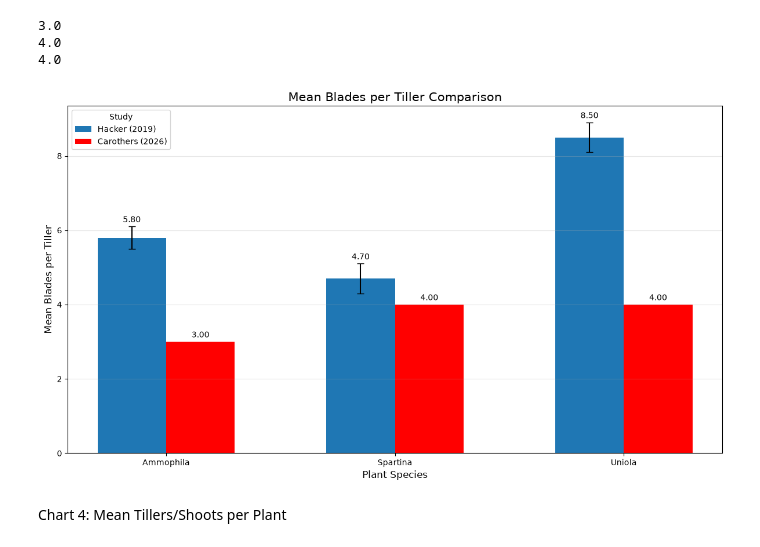
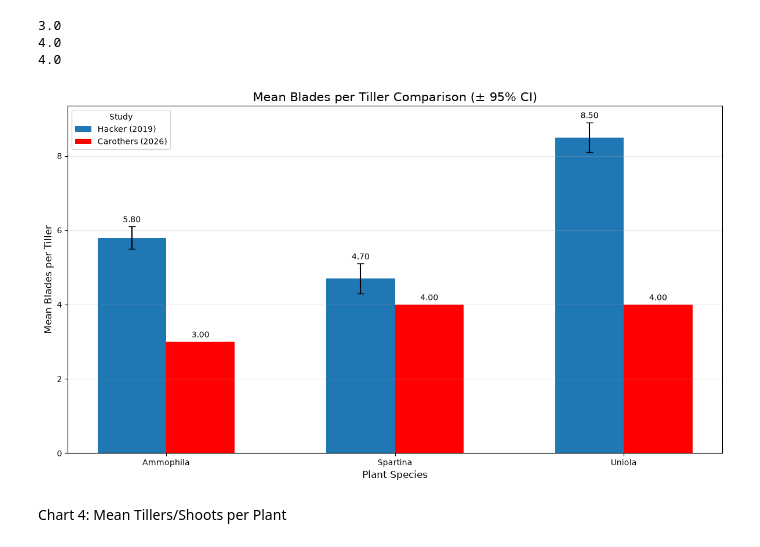
Before and after one commit to stromc485/CECL, a Jupyter notebook: Metamorphics_Plotting.ipynb, the cells around one changed output. Saved outputs shown, nothing was run; the diff lists cells and outputs as text; code cells hidden in the pictures.

```diff
--- a/Metamorphics_Plotting.ipynb
+++ b/Metamorphics_Plotting.ipynb
@@ -503,35 +503,35 @@ hacker_ci = [
     Hacker_Blades_per_Tiller_95CI_SP,
     Hacker_Blades_per_Tiller_95CI_UP
 ]
 
 # Set up bar chart
 x = np.arange(len(species))
 width = 0.3
 
 fig, ax = plt.subplots(figsize=(12, 7))
 
 # Study groups
 hacker_bars =ax.bar(x - 0.5*width, hacker, width,
        yerr=hacker_ci, capsize=4, label="Hacker (2019)")
 carothers_bars= ax.bar(x + 0.5*width, carothers, width, capsize=4, label="Carothers (2026)", color='red')
 
 # Labels and formatting
 ax.set_xlabel("Plant Species", fontsize=12)
 ax.set_ylabel("Mean Blades per Tiller", fontsize=12)
-ax.set_title("Mean Blades per Tiller Comparison", fontsize=15)
+ax.set_title("Mean Blades per Tiller Comparison (± 95% CI)", fontsize=15)
 ax.bar_label(hacker_bars, padding=3, fontsize=10, fmt='%.2f')
 ax.bar_label(carothers_bars, padding=3, fontsize=10, fmt='%.2f')
 
 ax.set_xticks(x)
 ax.set_xticklabels(species)
 
 ax.legend(title="Study")
 ax.grid(axis="y", alpha=0.3)
 
 plt.tight_layout()
 plt.show()
 # %% [output]
-[figure, old version]
+[figure, new version]
 # %% [markdown]
 Chart 4: Mean Tillers/Shoots per Plant
 # %%
```
Also changed, not shown: parts of 4 cells of this notebook.
